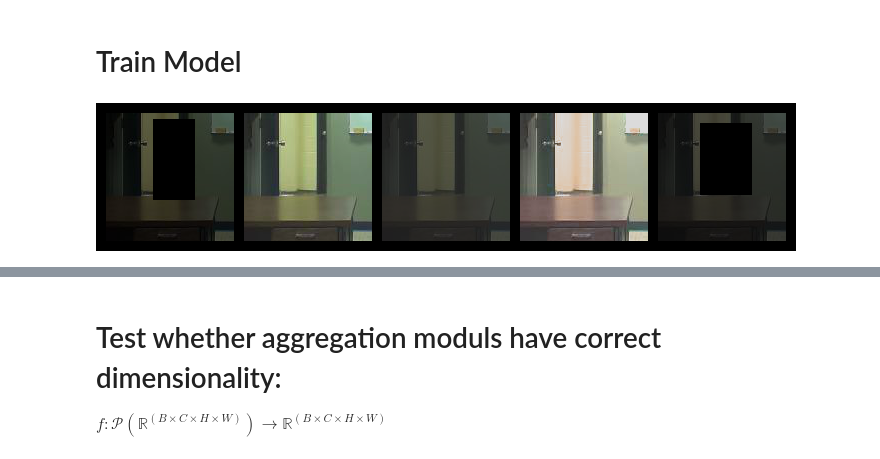
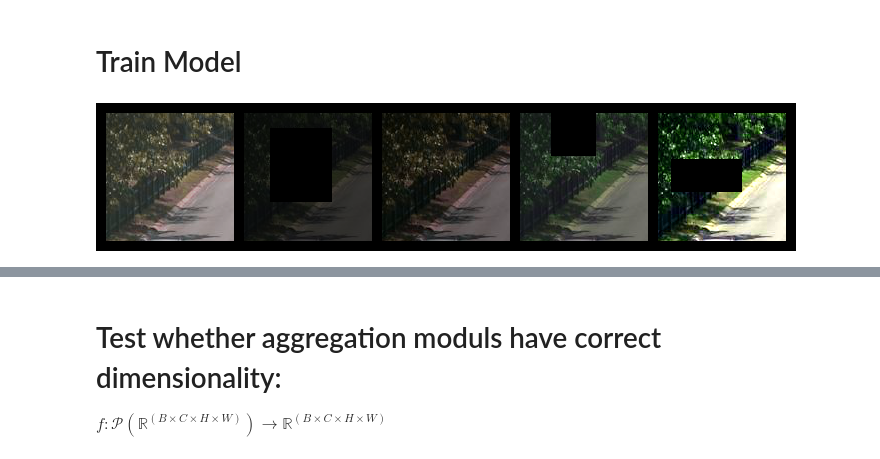
Before and after one commit to niika/DeepAggregation, a Jupyter notebook: DeepSequences.ipynb, the cells around one changed output, grey strips where cells are left out. Drawn from its saved outputs; the diff is of its cells as text; code cells hidden in the pictures.

```diff
--- a/DeepSequences.ipynb
+++ b/DeepSequences.ipynb
@@ -12,18 +12,22 @@ import torchvision
 from pytorch_lightning.loggers import MLFlowLogger
 
 %config Completer.use_jedi = False
+# %%
+root = "dataset2014/dataset/baseline/office/groundtruth/"
+train_dataset = datasets.ImageData("dataset2014/dataset/baseline/office/input/")
+test_dataset = datasets.ImageData("dataset2014/dataset/baseline/highway/input/")
+show = transforms.ToPILImage()
+# %%
+val_lenth = 100
+test_dataset, val_dataset = torch.utils.data.random_split(test_dataset, [len(test_dataset)-100,100])
+len(train_dataset),len(test_dataset),len(val_dataset)
 # %%
-root = "dataset2014/dataset/baseline/office/groundtruth/"
-dataset = datasets.ImageData("dataset2014/dataset/baseline/office/input/")
-show = transforms.ToPILImage()
-
-x,y  = dataset[55]
-
+x,y  = test_dataset[98]
 show = transforms.ToPILImage()
 showSeq = lambda xs: [show(x.squeeze(0)) for x in torch.split(xs,1)]
-showSeq(x)
+#showSeq(x)
 grid = torchvision.utils.make_grid(x, nrow=10, padding=10)
 show(grid)
 # %% [output]
-[figure, old version]
+[figure, new version]
 # %%
```
Also changed, not shown: parts of 4 cells of this notebook, 1 other file.
